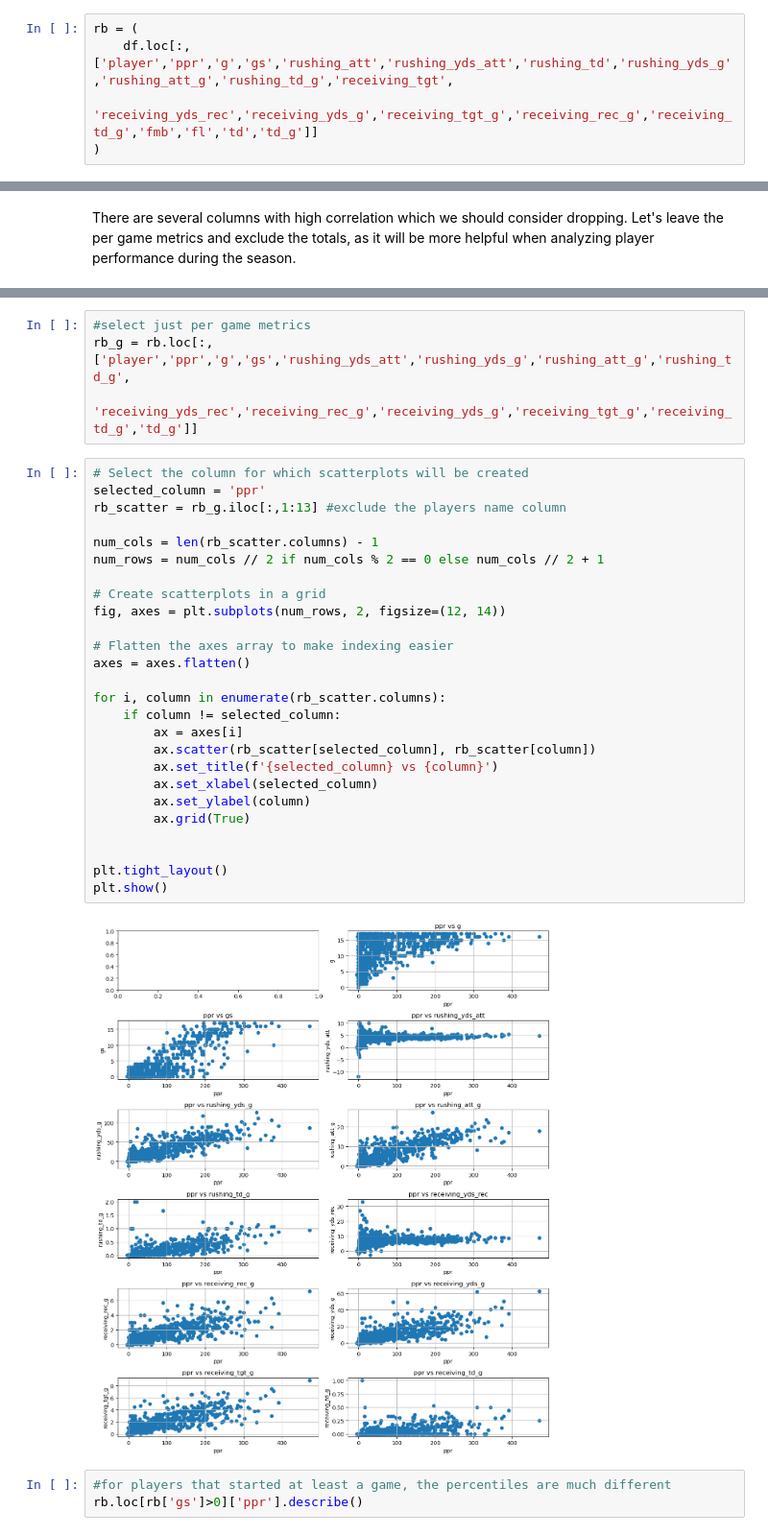
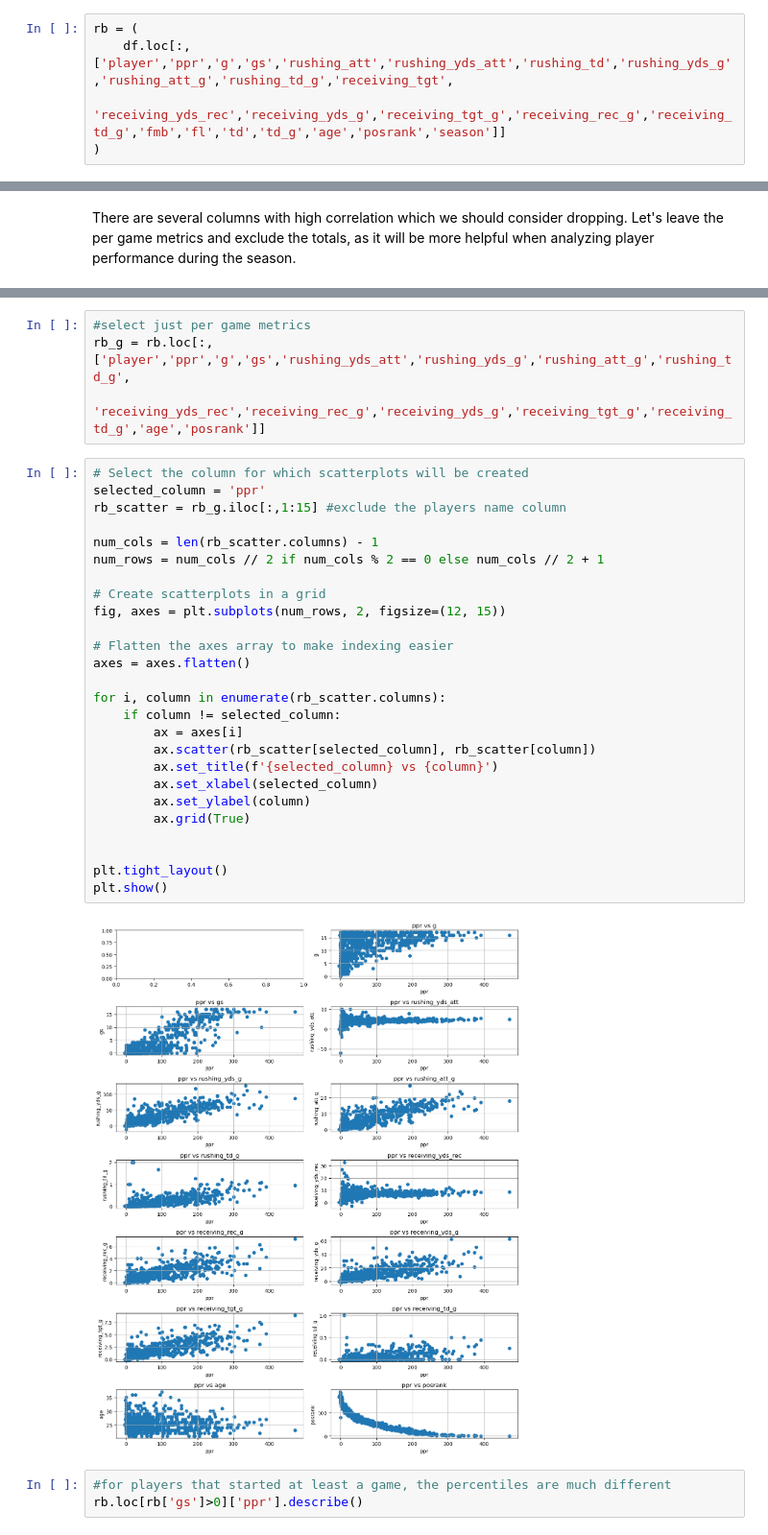
Before and after one commit to jackcoombs/fantasy-football, a Jupyter notebook: running_backs.ipynb, the cells around one changed output, grey strips where cells are left out. Shown: that part at 96% size. Cells and saved outputs as stored; diff of their text form.

```diff
--- a/running_backs.ipynb
+++ b/running_backs.ipynb
@@ -50,7 +50,7 @@ memory usage: 263.2+ KB
 # %%
 rb = (
     df.loc[:,['player','ppr','g','gs','rushing_att','rushing_yds_att','rushing_td','rushing_yds_g','rushing_att_g','rushing_td_g','receiving_tgt',
-            'receiving_yds_rec','receiving_yds_g','receiving_tgt_g','receiving_rec_g','receiving_td_g','fmb','fl','td','td_g']]
+            'receiving_yds_rec','receiving_yds_g','receiving_tgt_g','receiving_rec_g','receiving_td_g','fmb','fl','td','td_g','age','posrank','season']]
 )
 # %%
 rb.head()
@@ -95,35 +97,35 @@ sns.heatmap(corr_matrix, annot=True, cmap='coolwarm', fmt=".2f", mask=mask)
 # %%
 #select just per game metrics
 rb_g = rb.loc[:,['player','ppr','g','gs','rushing_yds_att','rushing_yds_g','rushing_att_g','rushing_td_g',
-                'receiving_yds_rec','receiving_rec_g','receiving_yds_g','receiving_tgt_g','receiving_td_g','td_g']]
+                'receiving_yds_rec','receiving_rec_g','receiving_yds_g','receiving_tgt_g','receiving_td_g','age','posrank']]
 # %%
 # Select the column for which scatterplots will be created
 selected_column = 'ppr'
-rb_scatter = rb_g.iloc[:,1:13] #exclude the players name column
+rb_scatter = rb_g.iloc[:,1:15] #exclude the players name column
 
 num_cols = len(rb_scatter.columns) - 1
 num_rows = num_cols // 2 if num_cols % 2 == 0 else num_cols // 2 + 1
 
 # Create scatterplots in a grid
-fig, axes = plt.subplots(num_rows, 2, figsize=(12, 14))
+fig, axes = plt.subplots(num_rows, 2, figsize=(12, 15))
 
 # Flatten the axes array to make indexing easier
 axes = axes.flatten()
 
 for i, column in enumerate(rb_scatter.columns):
     if column != selected_column:
         ax = axes[i]
         ax.scatter(rb_scatter[selected_column], rb_scatter[column])
         ax.set_title(f'{selected_column} vs {column}')
         ax.set_xlabel(selected_column)
         ax.set_ylabel(column)
         ax.grid(True)
 
 
 plt.tight_layout()
 plt.show()
 # %% [output]
-[figure, old version]
+[figure, new version]
 # %%
 #for players that started at least a game, the percentiles are much different
 rb.loc[rb['gs']>0]['ppr'].describe()
```
Also changed, not shown: parts of 9 cells of this notebook.
